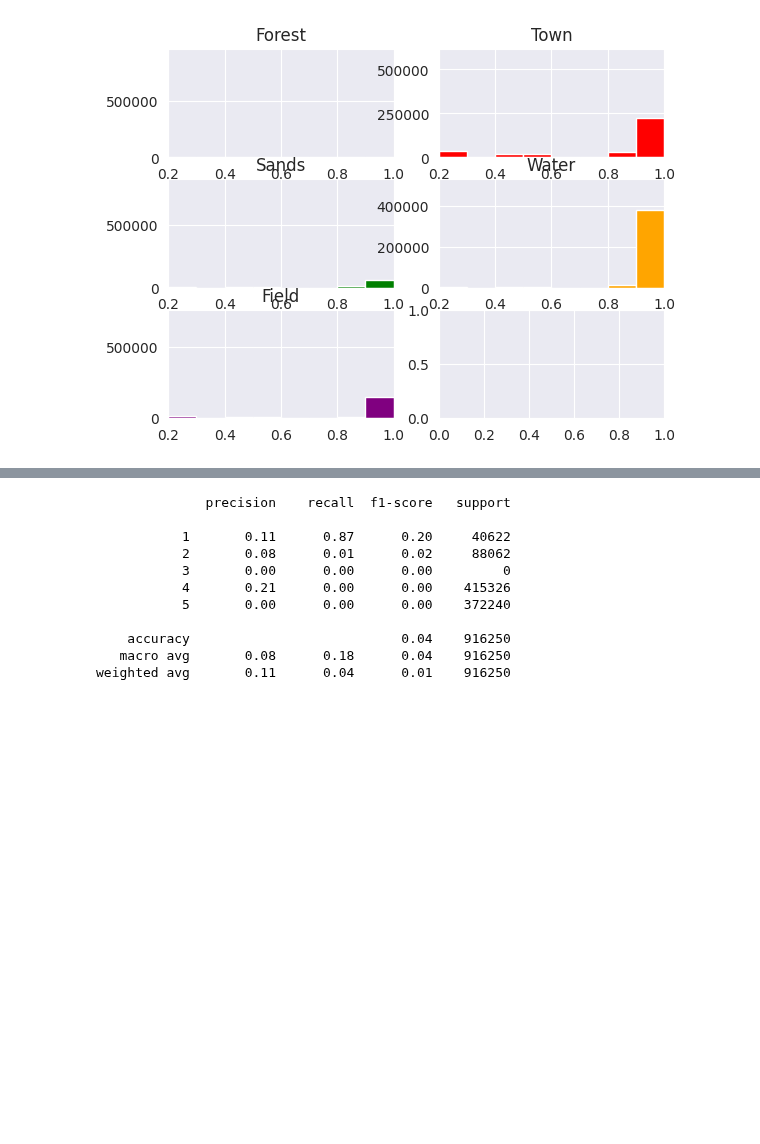
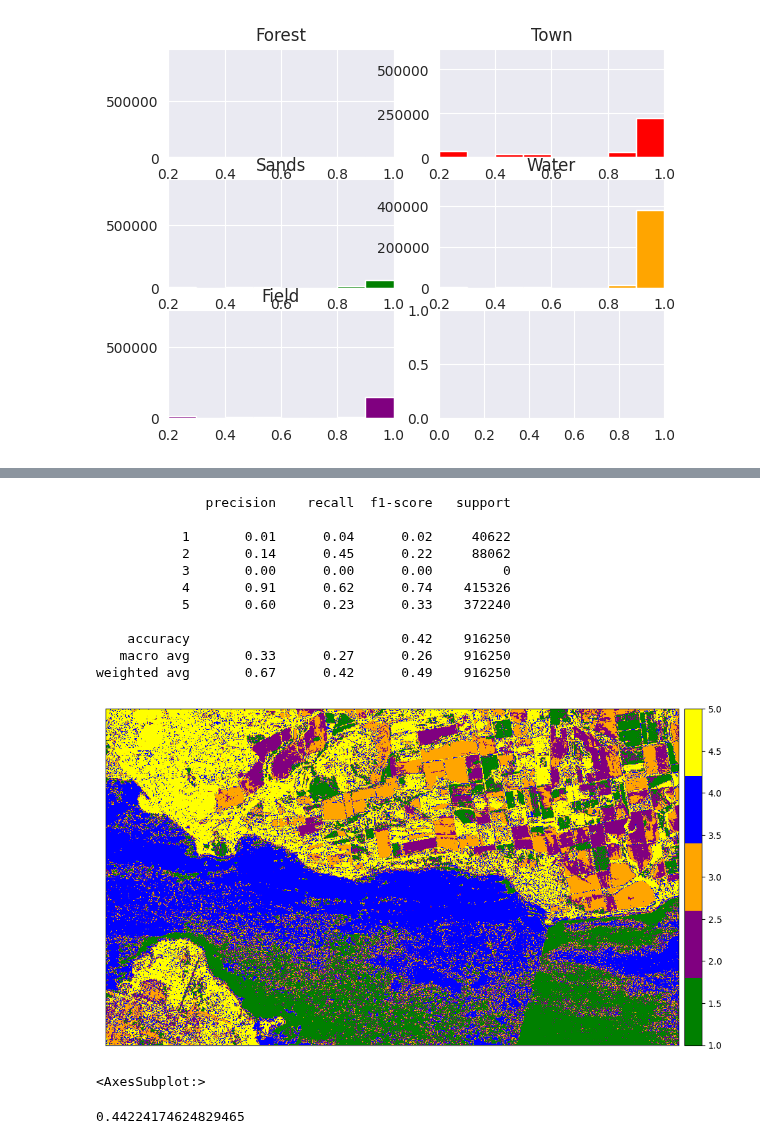
Before and after one commit to angpysha/Satellite_Imagery_Analysis, a Jupyter notebook: Classification/method2.ipynb, the cells around one changed output, grey strips where cells are left out. Saved outputs shown, nothing was run; the diff lists cells and outputs as text; code cells hidden in the pictures; blank space fills up the shorter version.

```diff
--- a/Classification/method2.ipynb
+++ b/Classification/method2.ipynb
@@ -382,6 +368,6 @@ plt.show()
 # %%
 ## Support Vector Machine (SVM)
 # %%
-# from sklearn.svm import SVC
-# svm = SVC(C=2.0, kernel='rbf', degree=2, cache_size=8196)
-# svm.fit(X_train, y_train)
+from sklearn.svm import SVC
+svm = SVC(C=1.0, kernel='rbf', degree=2, cache_size=512)
+svm.fit(X_train, y_train)
@@ -393,12 +381,12 @@ import lightgbm as lgb
 d_train = lgb.Dataset(X_train, label=y_train)
 
 params={}
-params['learning_rate']=0.03
+params['learning_rate']=0.2
 params['boosting_type']='gbdt' #GradientBoostingDecisionTree
-params['objective']='multiclass' #Multi-class target feature
+params['objective']='multiclassova' #Multi-class target feature
 params['metric']='multi_logloss' #metric for multi-class
-params['max_depth']=15
+params['max_depth']=-1
 params['num_class']=6 #no.of unique values in the target class not inclusive of the end value
 
-clf = lgb.train(params, d_train, 100)
+clf = lgb.train(params, d_train, 350)
 # %% [output]
@@ -572,12 +579,24 @@ print(classification_report(y_data_test.ravel(), lgb_pred_test))
 # %% [output]
               precision    recall  f1-score   support
 
-           1       0.11      0.87      0.20     40622
-           2       0.08      0.01      0.02     88062
+           1       0.01      0.04      0.02     40622
+           2       0.14      0.45      0.22     88062
            3       0.00      0.00      0.00         0
-           4       0.21      0.00      0.00    415326
-           5       0.00      0.00      0.00    372240
+           4       0.91      0.62      0.74    415326
+           5       0.60      0.23      0.33    372240
 
-    accuracy                           0.04    916250
-   macro avg       0.08      0.18      0.04    916250
-weighted avg       0.11      0.04      0.01    916250
+    accuracy                           0.42    916250
+   macro avg       0.33      0.27      0.26    916250
+weighted avg       0.67      0.42      0.49    916250
+# %%
+lgbm_image_default1 = lgb_pred_test.reshape((733, 1250))
+# %%
+ep.plot_bands(lgbm_image_default1,
+              cmap=ListedColormap(['green', 'purple', 'orange', 'blue', 'yellow']))
+# %% [output]
+[figure, added]
+<AxesSubplot:>
+# %%
+print(accuracy_score(y_data_test.ravel(), lgb_pred_test))
+# %% [output]
+0.44224174624829465
```
Also changed, not shown: parts of 20 cells of this notebook, 1 other file.
